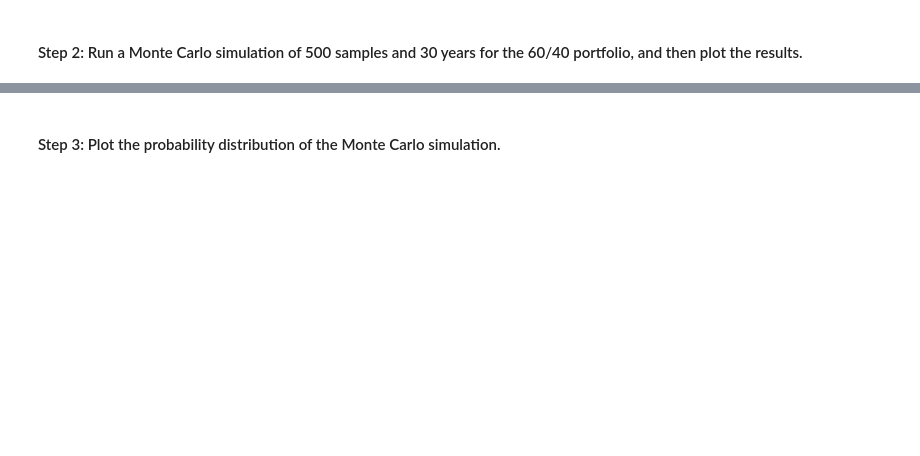
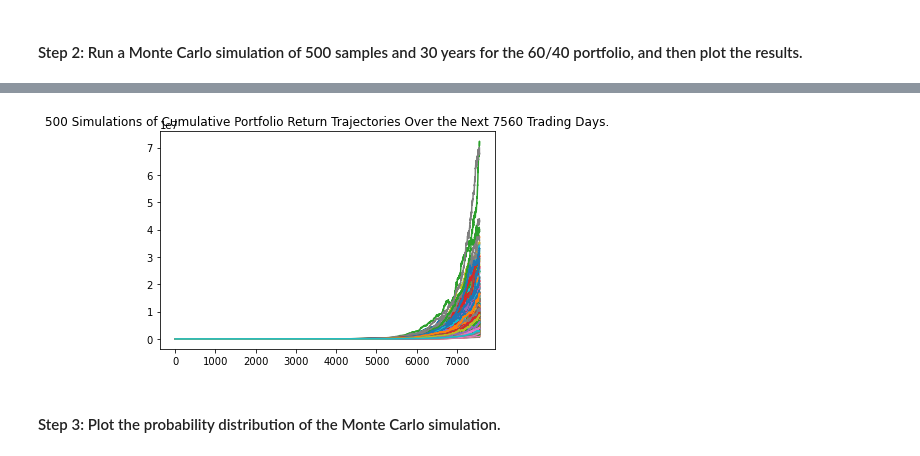
Before and after one commit to codetree4u/FinancialPlannerForRetirement, a Jupyter notebook: financial_planning_tools.ipynb, the cells around one changed output, grey strips where cells are left out. Cells and saved outputs as stored; diff of their text form; code cells hidden in the pictures; blank space fills up the shorter version.

Commit message:
The Monte Carlo simulation (all 4 steps completed)

```diff
--- a/financial_planning_tools.ipynb
+++ b/financial_planning_tools.ipynb
@@ -522,14 +548,26 @@ In this section, you’ll use the MCForecastTools library to create a Monte Carl
 # Alternatively, you can use an end date of 2020-08-07 and work 10 years back from that date
 # YOUR CODE HERE
 # YOUR CODE HERE
+# Set the IBM and Amazon tickers
+tickers = ["AGG","SPY"]
+
+# Set start and end datetimes of 1 year, between now and 365 days ago.
+start_date = pd.Timestamp("2010-08-07", tz="America/New_York").isoformat()
+end_date = pd.Timestamp("2020-08-07", tz="America/New_York").isoformat()
 # %%
 # Use the Alpaca get_barset function to make the API call to get the 10 years worth of pricing data
 # The tickers and timeframe parameters should have been set in Part 1 of this activity
 # The start and end dates should be updated with the information set above
 # Remember to add the df property to the end of the call so the response is returned as a DataFrame
 # YOUR CODE HERE
-
+# Get 1 year's worth of historical data for IBM and Amazon
+price_10yr_df = alpaca.get_barset(
+    tickers,
+    timeframe,
+    start=start_date,
+    end=end_date
+).df
 
 # Display both the first and last five rows of the DataFrame
 # YOUR CODE HERE
-# YOUR CODE HERE
+price_10yr_df.head()
@@ -543,3 +590,14 @@ In this section, you’ll use the MCForecastTools library to create a Monte Carl
 
 # Review the simulation input data
 # YOUR CODE HERE
+# Configure a Monte Carlo simulation to forecast five years cumulative returns
+# Use an even weight of .33 across all 3 stocks
+MC_even_weight = MCSimulation(
+    portfolio_data = price_10yr_df,
+    weights = [.60,.40],
+    num_simulation = 500,
+    num_trading_days = 252*30
+)
+
+# Printing the first five rows of the simulation input data
+MC_even_weight.portfolio_data.head()
@@ -549,7 +648,10 @@ In this section, you’ll use the MCForecastTools library to create a Monte Carl
 # %%
 # Visualize the 30-year Monte Carlo simulation by creating an
 # overlay line plot
 # YOUR CODE HERE
+even_weight_line_plot = MC_even_weight.plot_simulation()
+# %% [output]
+[figure, added]
 # %% [markdown]
 #### Step 3: Plot the probability distribution of the Monte Carlo simulation.
 # %%
```
Also changed, not shown: parts of 11 cells of this notebook.
